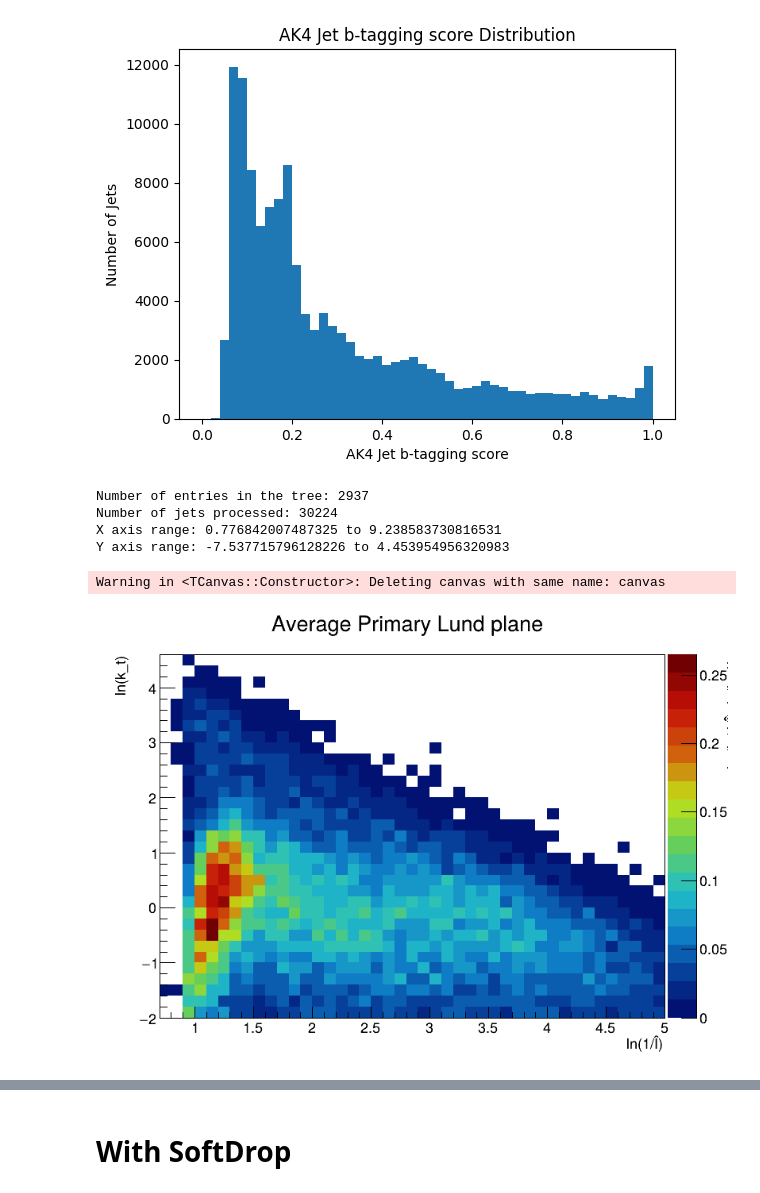
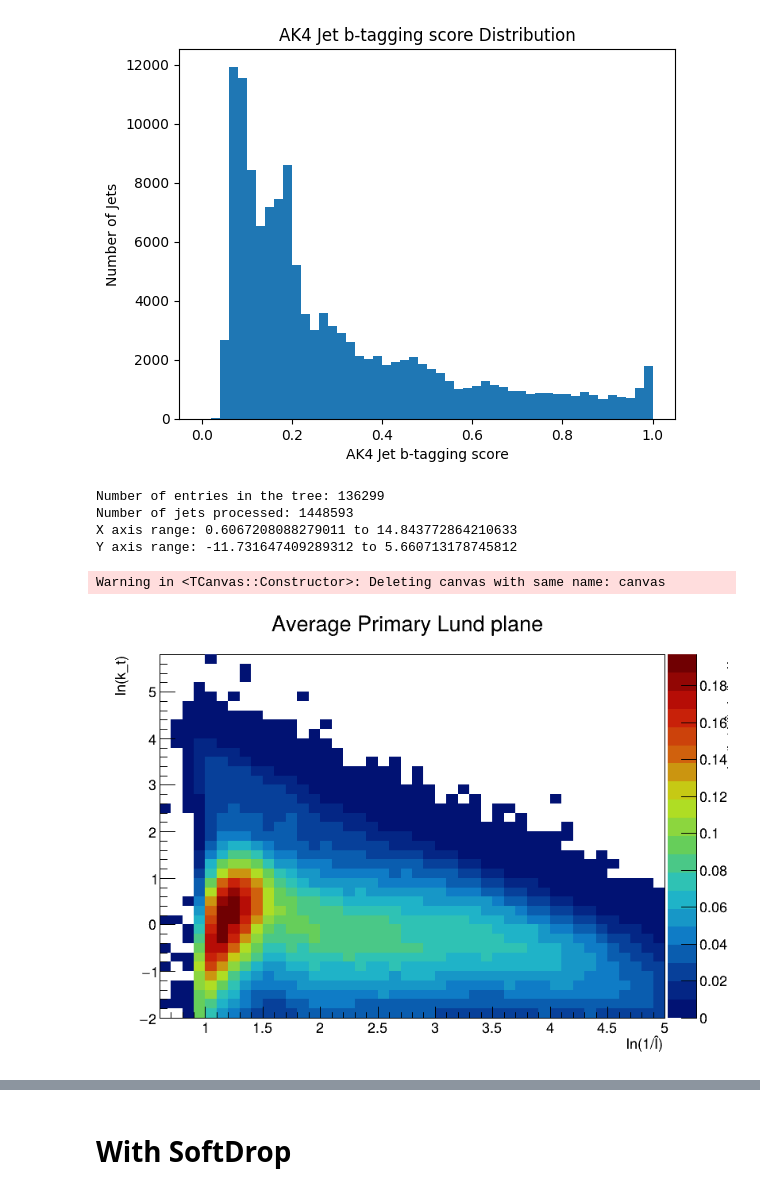
Before and after one commit to ISTAlexandre/PIC2-CMS-Jet-Substructure, a Jupyter notebook: python/plot_lund.ipynb, the cells around one changed output, grey strips where cells are left out. Cells and saved outputs as stored; diff of their text form; code cells hidden in the pictures.

```diff
--- a/python/plot_lund.ipynb
+++ b/python/plot_lund.ipynb
@@ -106,7 +106,7 @@ plt.plot()
 []
 [figure]
 # %%
-file_path = "../root/out_94C50CE8-43B0-AF4D-A8AE-BE0C7EC09B80.root"
+file_path = "../root/out_1ED582EB-116D-7D4A-ACD3-B1FDD875261D.root"
 
 file = ROOT.TFile.Open(file_path)
 tree = file.Get("jetTree")
@@ -129,10 +129,11 @@ for event in range(n_entries):
     tree.GetEntry(event)
     for jet_i in range(len(tree.jet_pt)):
         if tree.jetAK[jet_i] == 8 or tree.jet_pt[jet_i] < 200:
-            if tree.jetAK[jet_i] != 8:
-                njets += 1
+            #if tree.jetAK[jet_i] != 8:
+            #    njets += 1
             continue
         for i in range(len(tree.lund_coords_x[jet_i])):
+            njets += 1
             x = tree.lund_coords_x[jet_i][i]
             y = tree.lund_coords_y[jet_i][i]
 
@@ -153,35 +154,35 @@ ROOT.gStyle.SetOptStat(0)
 #Rescale the histogram bins to the observed min and max values
 print(f"X axis range: {min_x} to {max_x}")
 print(f"Y axis range: {min_y} to {max_y}")
 if min_x < 0:
     min_x = 0
 if max_x > 5:
     max_x = 5
 if min_y < -2:
     min_y = -2
 if max_y > 7:
     max_y = 7
 
 hist.GetXaxis().SetRangeUser(min_x, max_x)
 hist.GetYaxis().SetRangeUser(min_y, max_y)
 
 if njets > 0:
     bwx = hist.GetXaxis().GetBinWidth(1)
     bwy = hist.GetYaxis().GetBinWidth(1)
     #hist.Scale(1.0 / (njets * bwx * bwy))
     hist.Scale(1.0 / (njets * bwx * bwy))
 
 #Change color palette
 ROOT.gStyle.SetPalette(ROOT.kRainbow)
 
 #Plotting
 canvas = ROOT.TCanvas("canvas", "Average Primary Lund Plane", 800, 600)
 hist.Draw("COLZ")
 canvas.Draw()
 # %% [output]
-Number of entries in the tree: 2937
-Number of jets processed: 30224
-X axis range: 0.776842007487325 to 9.238583730816531
-Y axis range: -7.537715796128226 to 4.453954956320983
+Number of entries in the tree: 136299
+Number of jets processed: 1448593
+X axis range: 0.6067208088279011 to 14.843772864210633
+Y axis range: -11.731647409289312 to 5.660713178745812
 Warning in <TCanvas::Constructor>: Deleting canvas with same name: canvas
-[figure, old version]
+[figure, new version]
```
Also changed, not shown: parts of 5 cells of this notebook, 1 other file.
